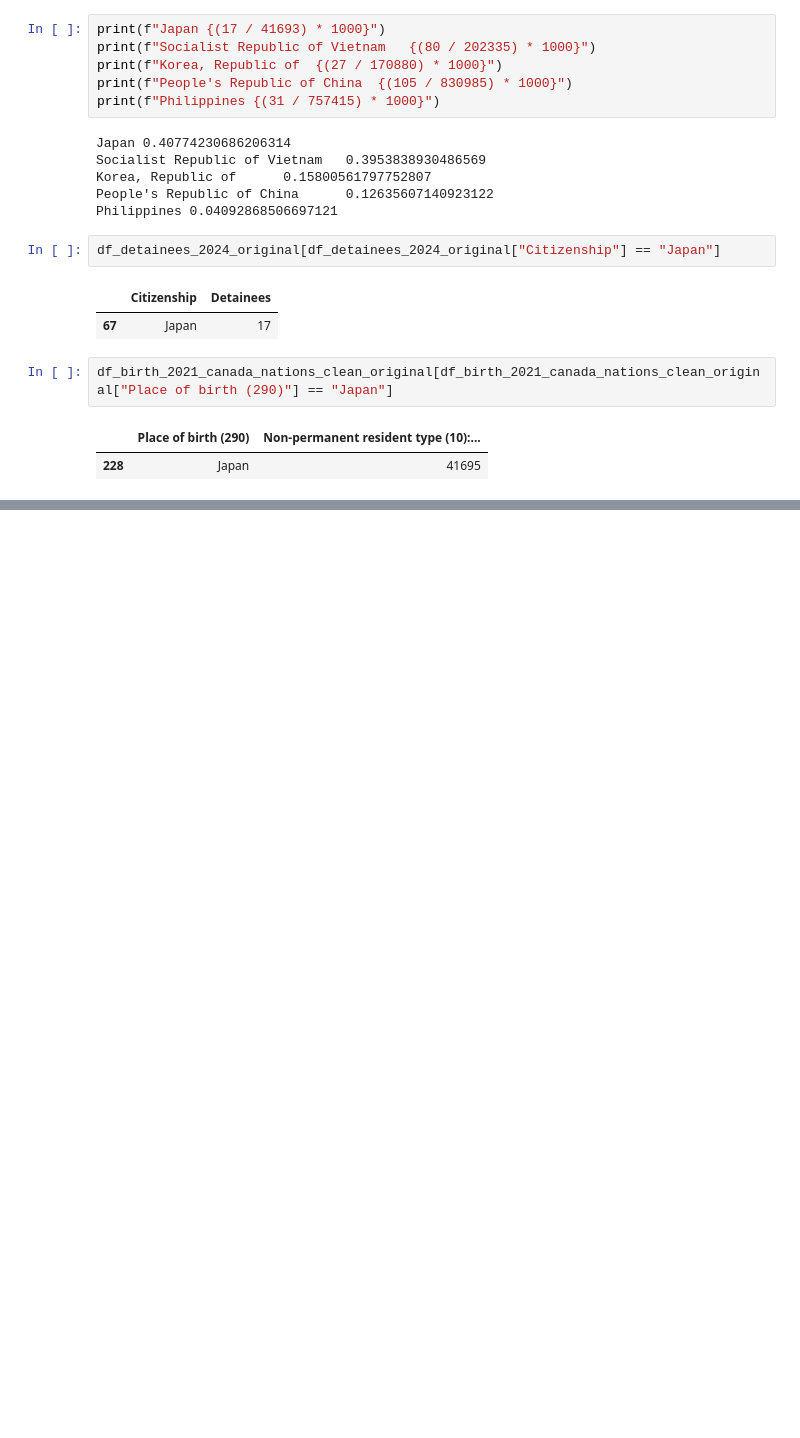
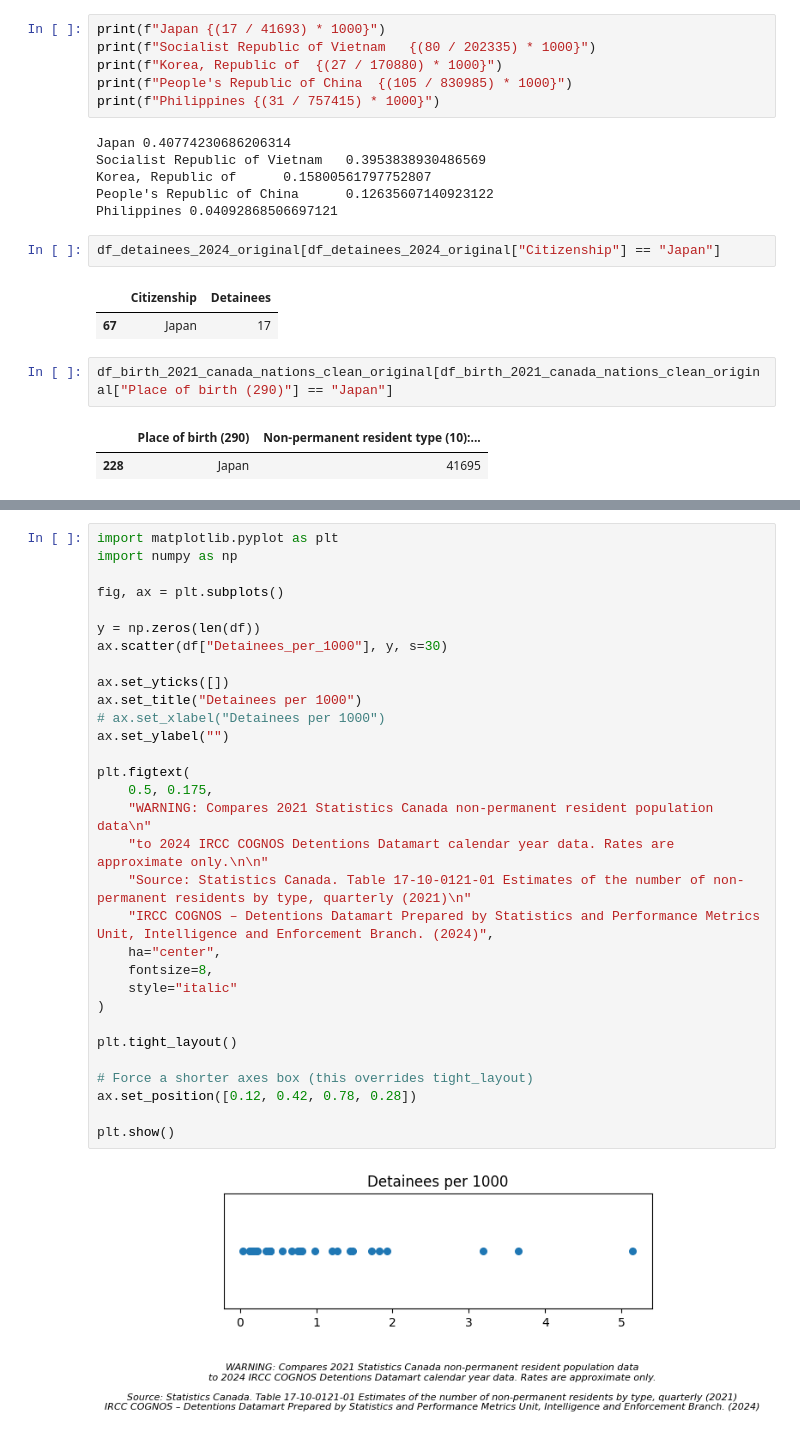
Before and after one commit to yrmo/gcinfo, a Jupyter notebook: detainees-by-country-of-citizenship-2024.ipynb, the cells around one changed output, grey strips where cells are left out. Saved outputs shown, nothing was run; the diff lists cells and outputs as text; blank space fills up the shorter version.

Commit message:
Add colour coded 1d scatter to detainees per 1000 by country of citizenship

```diff
--- a/detainees-by-country-of-citizenship-2024.ipynb
+++ b/detainees-by-country-of-citizenship-2024.ipynb
@@ -622,0 +643,33 @@ df_birth_2021_canada_nations_clean_original[df_birth_2021_canada_nations_clean_o
+# %%
+import matplotlib.pyplot as plt
+import numpy as np
+
+fig, ax = plt.subplots()
+
+y = np.zeros(len(df))
+ax.scatter(df["Detainees_per_1000"], y, s=30)
+
+ax.set_yticks([])
+ax.set_title("Detainees per 1000")
+# ax.set_xlabel("Detainees per 1000")
+ax.set_ylabel("")
+
+plt.figtext(
+    0.5, 0.175,
+    "WARNING: Compares 2021 Statistics Canada non-permanent resident population data\n"
+    "to 2024 IRCC COGNOS Detentions Datamart calendar year data. Rates are approximate only.\n\n"
+    "Source: Statistics Canada. Table 17-10-0121-01 Estimates of the number of non-permanent residents by type, quarterly (2021)\n"
+    "IRCC COGNOS – Detentions Datamart Prepared by Statistics and Performance Metrics Unit, Intelligence and Enforcement Branch. (2024)",
+    ha="center",
+    fontsize=8,
+    style="italic"
+)
+
+plt.tight_layout()
+
+# Force a shorter axes box (this overrides tight_layout)
+ax.set_position([0.12, 0.42, 0.78, 0.28])
+
+plt.show()
+# %% [output]
+[figure, added]
```
Also changed, not shown: parts of 9 cells of this notebook.
